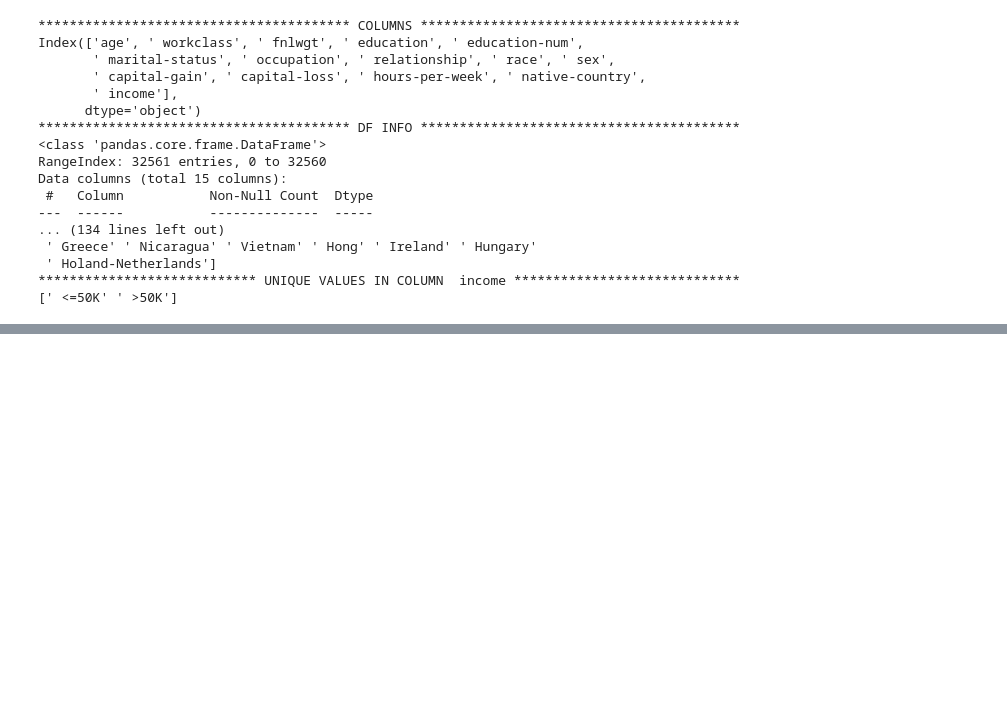
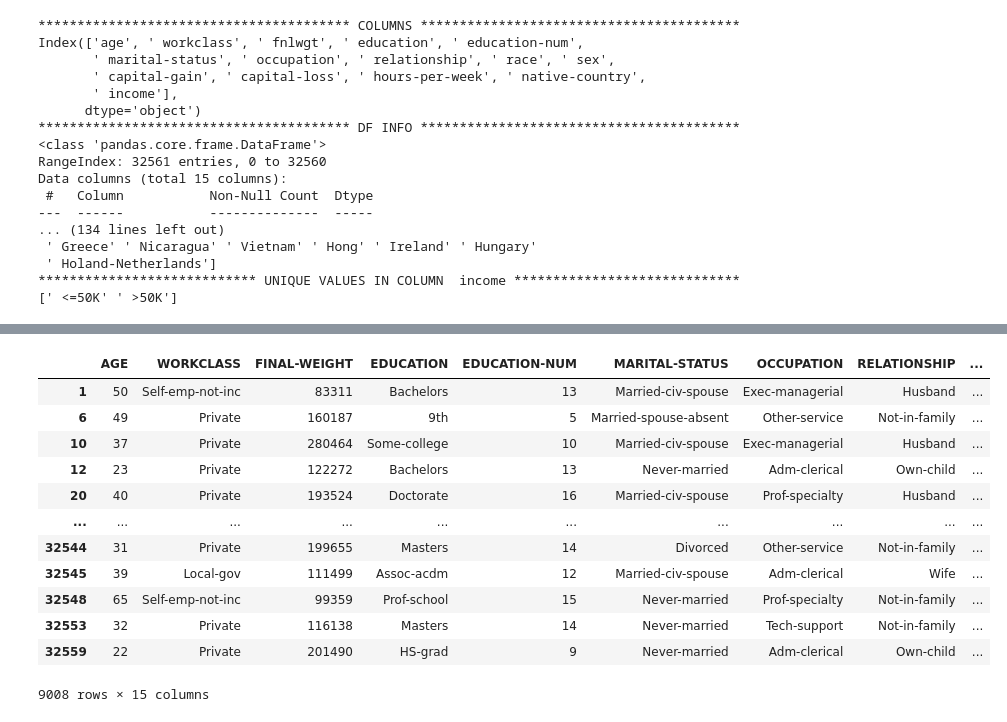
Before and after one commit to SerhatKaraman0/ds-ml-notebooks, a Jupyter notebook: ml-notebooks/ensemble_learning.ipynb, the cells around one changed output, grey strips where cells are left out. Saved outputs shown, nothing was run; the diff lists cells and outputs as text; code cells hidden in the pictures; blank space fills up the shorter version.

```diff
--- a/ml-notebooks/ensemble_learning.ipynb
+++ b/ml-notebooks/ensemble_learning.ipynb
@@ -74,0 +229,16 @@ Data columns (total 15 columns):
+# %%
+df.loc[index, :]
+# %% [output]
+|  | AGE | WORKCLASS | FINAL-WEIGHT | EDUCATION | EDUCATION-NUM | MARITAL-STATUS | OCCUPATION | RELATIONSHIP | ... |
+| 1 | 50 | Self-emp-not-inc | 83311 | Bachelors | 13 | Married-civ-spouse | Exec-managerial | Husband | ... |
+| 6 | 49 | Private | 160187 | 9th | 5 | Married-spouse-absent | Other-service | Not-in-family | ... |
+| 10 | 37 | Private | 280464 | Some-college | 10 | Married-civ-spouse | Exec-managerial | Husband | ... |
+| 12 | 23 | Private | 122272 | Bachelors | 13 | Never-married | Adm-clerical | Own-child | ... |
+| 20 | 40 | Private | 193524 | Doctorate | 16 | Married-civ-spouse | Prof-specialty | Husband | ... |
+| ... | ... | ... | ... | ... | ... | ... | ... | ... | ... |
+| 32544 | 31 | Private | 199655 | Masters | 14 | Divorced | Other-service | Not-in-family | ... |
+| 32545 | 39 | Local-gov | 111499 | Assoc-acdm | 12 | Married-civ-spouse | Adm-clerical | Wife | ... |
+| 32548 | 65 | Self-emp-not-inc | 99359 | Prof-school | 15 | Never-married | Prof-specialty | Not-in-family | ... |
+| 32553 | 32 | Private | 116138 | Masters | 14 | Never-married | Tech-support | Not-in-family | ... |
+| 32559 | 22 | Private | 201490 | HS-grad | 9 | Never-married | Adm-clerical | Own-child | ... |
+9008 rows × 15 columns
```
Also changed, not shown: parts of 33 cells of this notebook, 6 other files.
